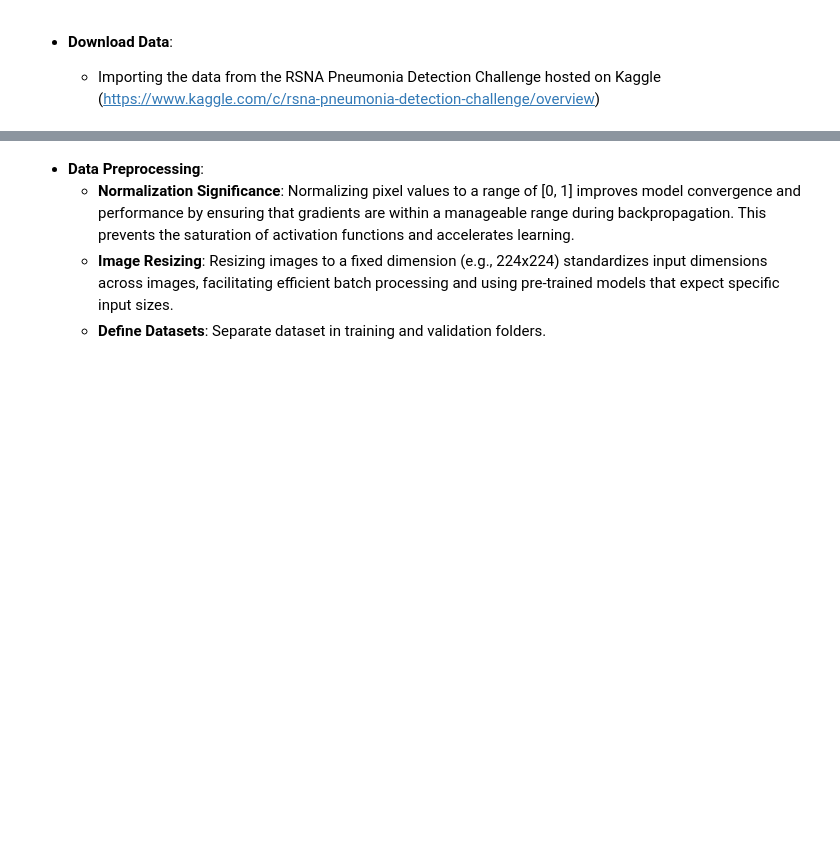
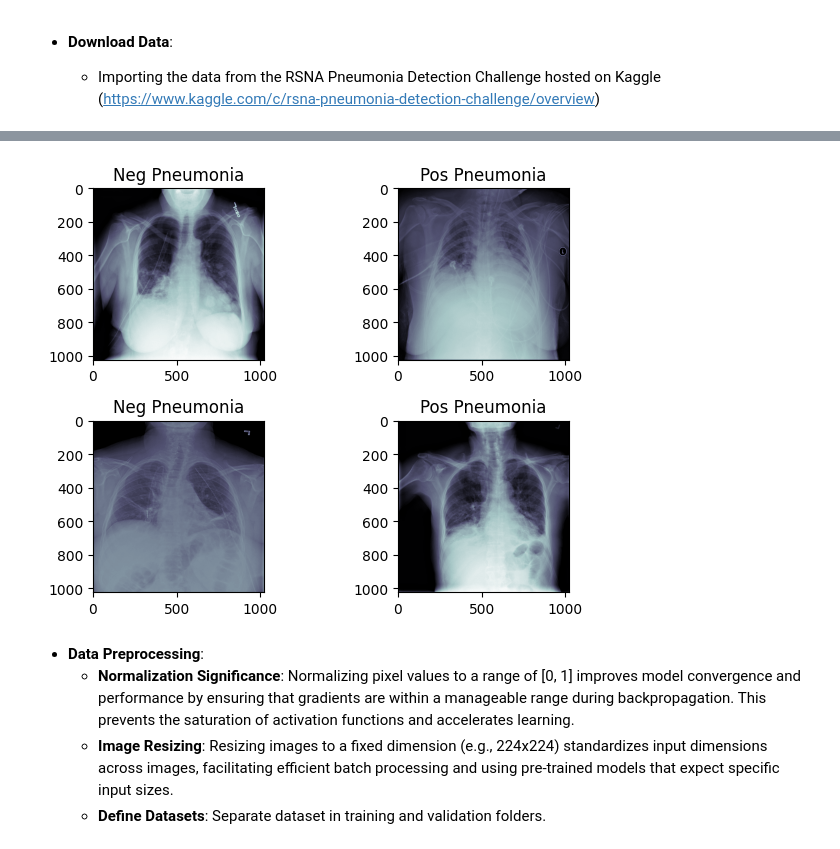
Before and after one commit to neizalazo/pneumonia, a Jupyter notebook: pneumonia_project.ipynb, the cells around one changed output, grey strips where cells are left out. Drawn from its saved outputs; the diff is of its cells as text; code cells hidden in the pictures; blank space fills up the shorter version.

```diff
--- a/pneumonia_project.ipynb
+++ b/pneumonia_project.ipynb
@@ -145,3 +93,32 @@ Number of Images after removing duplicates: 26684
+# %%
+nrow = 2
+ncol = 2
+fig, axis = plt.subplots(nrow, ncol)  # Create subplots for image display
+counter_label_0 = 0  # Counter for iterating through images with label 0
+counter_label_1 = 0  # Counter for iterating through images with label 1
+
+for i in range(nrow):  # Loop over rows
+    for j in range(ncol):  # Loop over columns
+        if (i * ncol + j) % 2 == 0:  # Check if the index is even (for label 0)
+            patient_id = train_labels_df[train_labels_df['Target'] == 0].iloc[counter_label_0]['patientId']  # Get patient ID with label 0
+            counter_label_0 += 1  # Increment counter for label 0
+        else:
+            patient_id = train_labels_df[train_labels_df['Target'] == 1].iloc[counter_label_1]['patientId']  # Get patient ID with label 1
+            counter_label_1 += 1  # Increment counter for label 1
+
+        dcm_path = train_img_path / patient_id  # Get path to DICOM file
+        dcm_path = dcm_path.with_suffix(".dcm")  # Change extension to .dcm
+        dcm = pydicom.read_file(dcm_path).pixel_array  # Read DICOM file and extract pixel array
+
+        label = train_labels_df[train_labels_df['patientId'] == patient_id]['Target'].values[0]  # Get label
+        label_text = 'Pos Pneumonia' if label == 1 else 'Neg Pneumonia'  # Set label text based on the label
+        axis[i, j].imshow(dcm, cmap="bone")  # Display image
+        axis[i, j].set_title(label_text)  # Set title as label text
+
+plt.tight_layout()  # Adjust layout to prevent overlapping
+plt.show()  # Show the plot
+# %% [output]
+[figure, added]
 # %% [markdown]
 - **Data Preprocessing**:
   - **Normalization Significance**: Normalizing pixel values to a range of [0, 1] improves model convergence and performance by ensuring that gradients are within a manageable range during backpropagation. This prevents the saturation of activation functions and accelerates learning.
```
Also changed, not shown: parts of 3 cells of this notebook.
